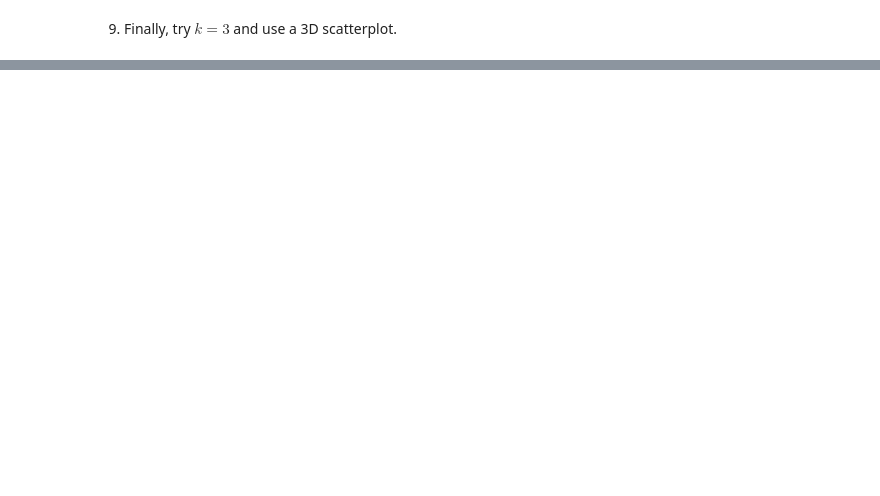
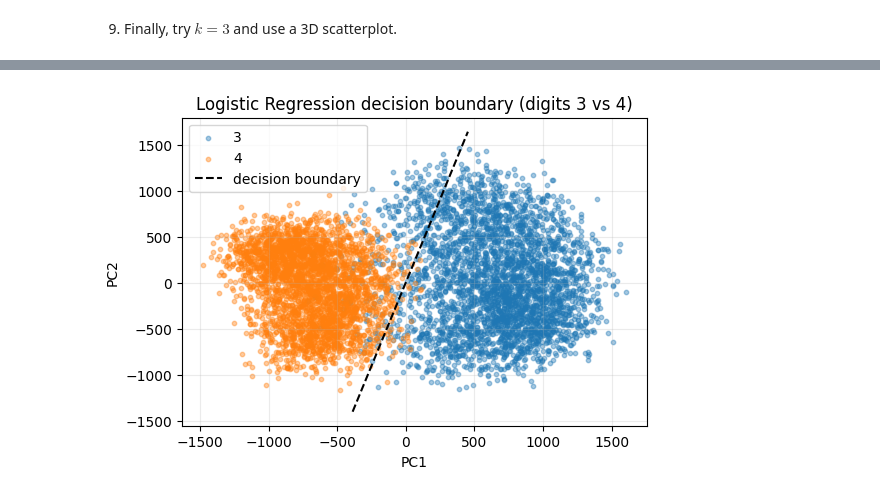
Before and after one commit to annalisapol/smm-course, a Jupyter notebook: homeworks/hw4/hw4.ipynb, the cells around one changed output, grey strips where cells are left out. Saved outputs shown, nothing was run; the diff lists cells and outputs as text; code cells hidden in the pictures; blank space fills up the shorter version.

```diff
--- a/homeworks/hw4/hw4.ipynb
+++ b/homeworks/hw4/hw4.ipynb
@@ -478,0 +616,33 @@ This classifier does **not** use a linear model. It relies purely on geometry in
+# %%
+plt.figure(figsize=(6,4))
+idx3 = (y_train == 3)
+idx4 = (y_train == 4)
+
+plt.scatter(Z_train[idx3, 0], Z_train[idx3, 1], s=10, alpha=0.4, label="3")
+plt.scatter(Z_train[idx4, 0], Z_train[idx4, 1], s=10, alpha=0.4, label="4")
+
+t0, t1, t2 = theta_opt
+
+x_min, x_max = Z_train[:,0].min(), Z_train[:,0].max()
+xs = np.linspace(x_min, x_max, 100)
+
+y_min, y_max = Z_train[:, 1].min(), Z_train[:, 1].max()
+pad = 0.10 * (y_max - y_min + 1e-12)
+y_min, y_max = y_min - pad, y_max + pad
+
+if abs(t2) < 1e-12:
+    x0 = -t0/ (t1 + 1e-12)
+    plt.axvline(x = x0, ls="--", color="black", label="decision boundary")
+else:
+    ys = -(t0 + t1*xs)/t2
+    mask = (ys >= y_min) & (ys <= y_max)
+    plt.plot(xs[mask], ys[mask], ls="--", color="black", label="decision boundary")
+
+plt.xlabel("PC1")
+plt.ylabel("PC2")
+plt.title("Logistic Regression decision boundary (digits 3 vs 4)")
+plt.grid(alpha=0.25)
+plt.legend()
+plt.show()
+# %% [output]
+[figure, added]
```
Also changed, not shown: parts of 19 cells of this notebook, 3 other files.
